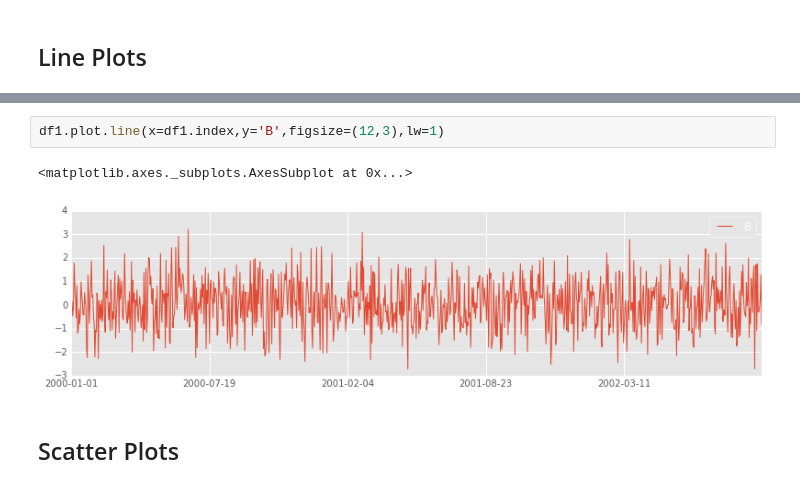
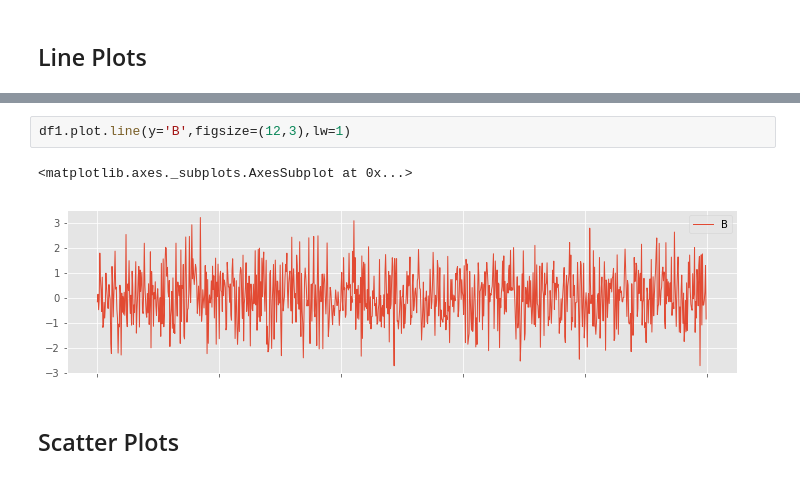
Before and after one commit to bpafoshizle/python-data-science-ml-bootcamp, a Jupyter notebook: notebooks/Python-Data-Science-and-Machine-Learning-Bootcamp/Python-for-Data-Visualization/Pandas Built-in Data Viz/Pandas Built-in Data Visualization.ipynb, the cells around one changed output, grey strips where cells are left out. Saved outputs shown, nothing was run; the diff lists cells and outputs as text.

```diff
--- a/notebooks/Python-Data-Science-and-Machine-Learning-Bootcamp/Python-for-Data-Visualization/Pandas Built-in Data Viz/Pandas Built-in Data Visualization.ipynb
+++ b/notebooks/Python-Data-Science-and-Machine-Learning-Bootcamp/Python-for-Data-Visualization/Pandas Built-in Data Viz/Pandas Built-in Data Visualization.ipynb
@@ -130,8 +166,8 @@ df1['A'].plot.hist(bins=50)
 # %%
-df1.plot.line(x=df1.index,y='B',figsize=(12,3),lw=1)
+df1.plot.line(y='B',figsize=(12,3),lw=1)
 # %% [output]
 <matplotlib.axes._subplots.AxesSubplot at 0x...>
-[figure, old version]
+[figure, new version]
 # %% [markdown]
 ## Scatter Plots
 # %%
```
Also changed, not shown: parts of 16 cells of this notebook, 1 other file.
